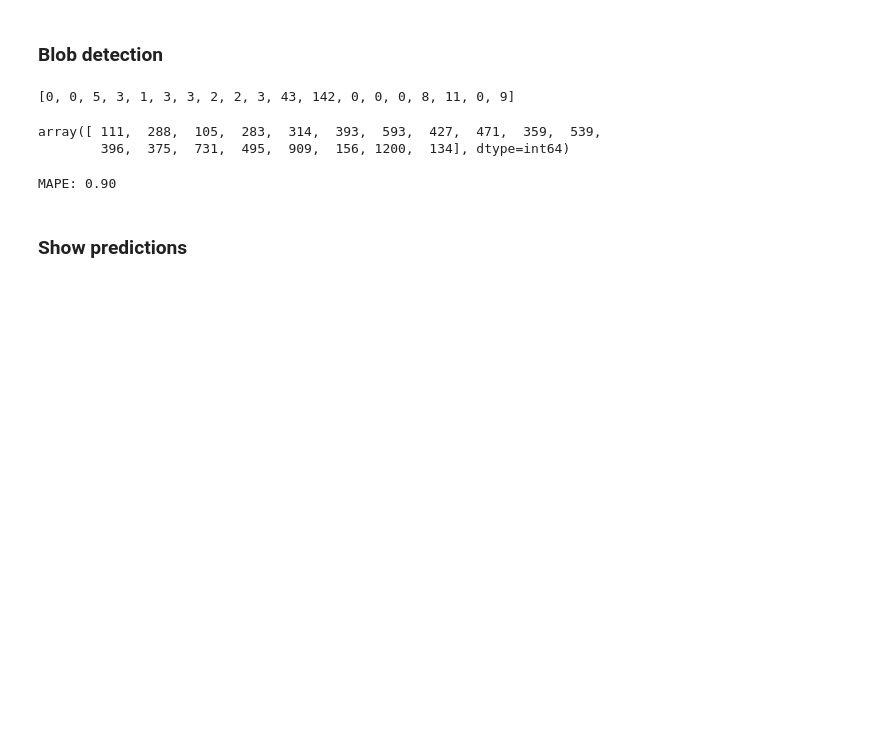
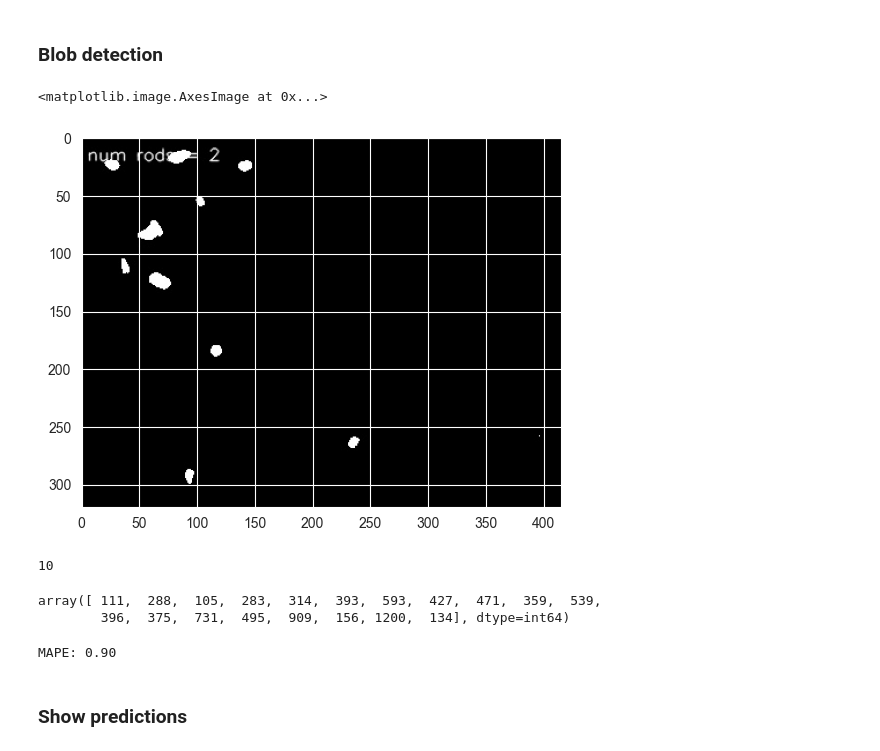
Before and after one commit to helenprokonina/Segmentation, a Jupyter notebook: HW_4.ipynb, the cells around one changed output. Drawn from its saved outputs; the diff is of its cells as text; code cells hidden in the pictures; blank space fills up the shorter version.

```diff
--- a/HW_4.ipynb
+++ b/HW_4.ipynb
@@ -765,6 +765,16 @@ def detect_blobs(image):
 	# plt.axis("off")
 	# plt.show()
 	return len(keypoints)
+# %%
+image = cv2.imread("segmentation_dataset/predictions/Prediction_1285.jpg")
+plt.imshow(image)
+# %% [output]
+<matplotlib.image.AxesImage at 0x...>
+[figure, added]
+# %%
+print(detect_blobs(image))
+# %% [output]
+10
 # %%
 
 
@@ -812,7 +783,3 @@ y_test_pred = get_test_predictions(testLoader)
-# %%
-y_test_pred
-# %% [output]
-[0, 0, 5, 3, 1, 3, 3, 2, 2, 3, 43, 142, 0, 0, 0, 8, 11, 0, 9]
 # %%
 y_test_true = test_data[:len(y_test_pred)]['rod_number'].values
 # %%
```
Also changed, not shown: parts of 19 cells of this notebook.
